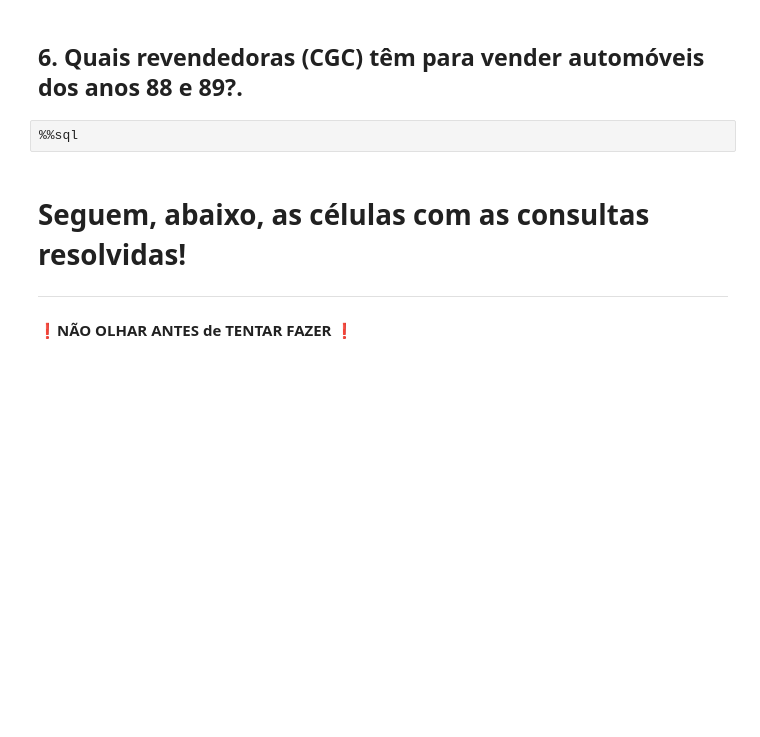
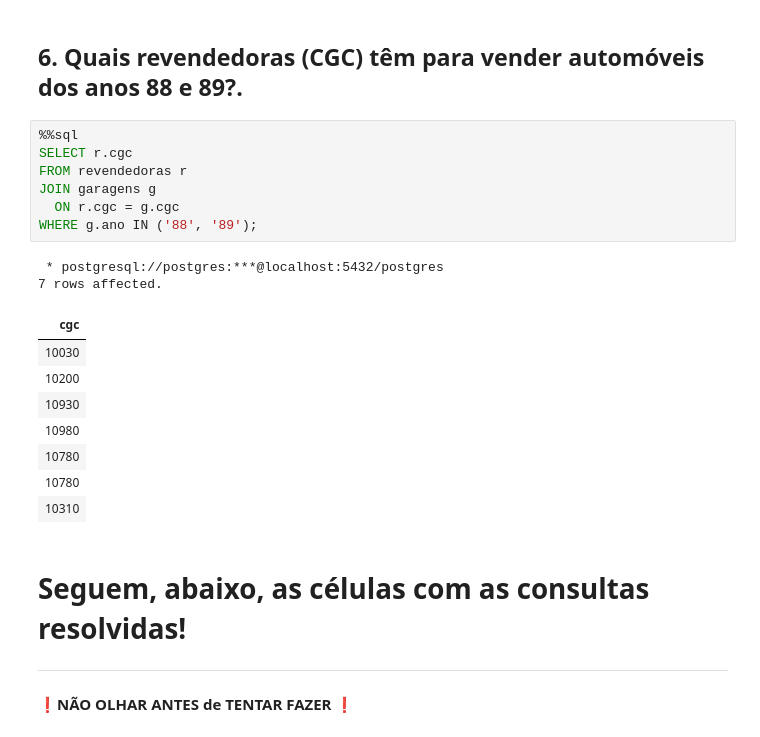
Before and after one commit to biancasipas/BancosDadosSQL, a Jupyter notebook: bd_aula1.ipynb, the cells around one changed output. Saved outputs shown, nothing was run; the diff lists cells and outputs as text; blank space fills up the shorter version.

```diff
--- a/bd_aula1.ipynb
+++ b/bd_aula1.ipynb
@@ -372,8 +374,24 @@ AND NOT EXISTS (
 | 1194 | 95 | Mercedes Benz | S500 | 170000.00 |
 # %% [markdown]
 ## 6. Quais revendedoras (CGC) têm para vender automóveis dos anos 88 e 89?.
-# %%
-%%sql
+# %%
+%%sql
+SELECT r.cgc
+FROM revendedoras r
+JOIN garagens g
+  ON r.cgc = g.cgc
+WHERE g.ano IN ('88', '89');
+# %% [output]
+ * postgresql://postgres:***@localhost:5432/postgres
+7 rows affected.
+| cgc |
+| 10030 |
+| 10200 |
+| 10930 |
+| 10980 |
+| 10780 |
+| 10780 |
+| 10310 |
 # %% [markdown]
 # Seguem, abaixo, as células com as consultas resolvidas!
 
```
Also changed, not shown: parts of 6 cells of this notebook.
